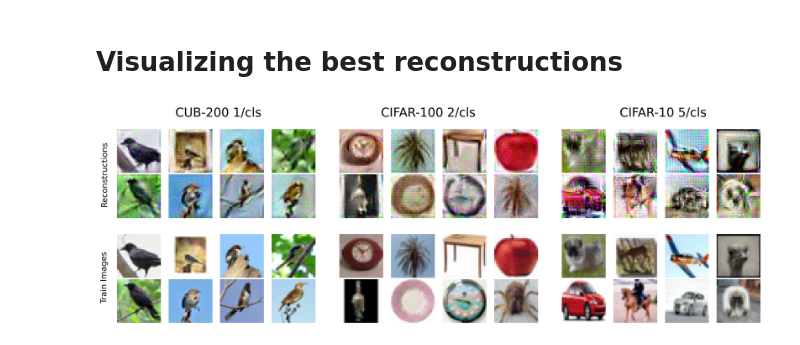
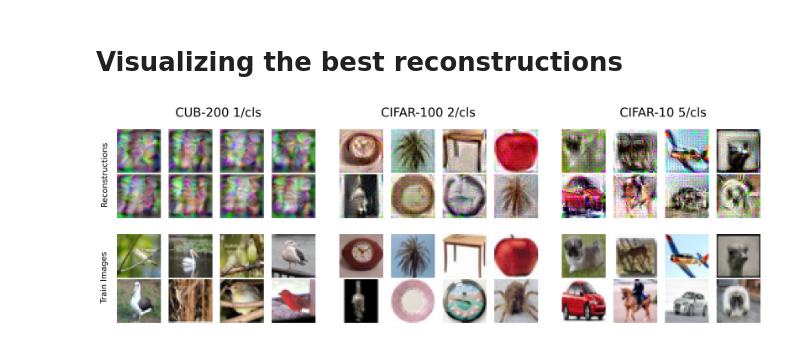
Before and after one commit to JTrainer-STORi/understanding_reconstruction, a Jupyter notebook: fine_tune_example.ipynb, the cells around one changed output. Saved outputs shown, nothing was run; the diff lists cells and outputs as text; code cells hidden in the pictures.

```diff
--- a/fine_tune_example.ipynb
+++ b/fine_tune_example.ipynb
@@ -104,8 +104,8 @@ plt.subplots_adjust(wspace=0.02,hspace=0.04)
 
 ##### Loading MNIST reconstructions
 
-recon_images = np.array(pickle.load(open('./fine_tune/cub200_xent/reconstruction_amp_2.pkl', 'rb'))['images'])
-training_set_dict = pickle.load(open('./fine_tune/cub200_xent/training_set.pkl', 'rb'))
+recon_images = np.array(pickle.load(open('./fine_tune/cub200_xent_lora/reconstruction_amp_2.pkl', 'rb'))['images'])
+training_set_dict = pickle.load(open('./fine_tune/cub200_xent_lora/training_set.pkl', 'rb'))
 train_images = np.array(training_set_dict['train_images'])
 train_mean = np.array(training_set_dict['train_mean'])
 
@@ -152,32 +152,32 @@ train_mean = np.array(training_set_dict['train_mean'])
 
 recon_images = correct_mean(recon_images, train_mean)
 train_images = correct_mean(train_images, train_mean)
 
 best_pairs = get_best_pairs_ssim(train_images, recon_images)
 
 train_images_best = train_images[best_pairs[:, 0][:8]]
 recon_images_ordered = recon_images[best_pairs[:, 1][:8]]
 
 
 plot_images(recon_images_ordered, fig_ax = (fig, ax[:, 10:]))
 plot_images(train_images_best, fig_ax = (fig, ax[3:, 10:]))
 
 for a in range(14):
     ax[2, a].axis('off')
 
 for a in range(5):
     ax[a, 4].axis('off')
     ax[a, 9].axis('off')
 
 fig.text(0.25, 0.93, 'CUB-200 1/cls', fontsize = 21, ha = 'center')
 fig.text(0.5, 0.93, 'CIFAR-100 2/cls', fontsize = 21, ha = 'center')
 fig.text(0.78, 0.93, 'CIFAR-10 5/cls', fontsize = 21, ha = 'center')
 
 fig.text(0.114, 0.70, 'Reconstructions', ha = 'center', fontsize = 14, rotation = 90, va = 'center')
 
 fig.text(0.114, 0.29, 'Train Images', ha = 'center', fontsize = 14, rotation = 90, va = 'center')
 
 
-plt.savefig('fine_tune.png', bbox_inches='tight')
+plt.savefig('fine_tune_lora_rank_4.png', bbox_inches='tight')
 # %% [output]
-[figure, old version]
+[figure, new version]
```
Also changed, not shown: 4 other files.
